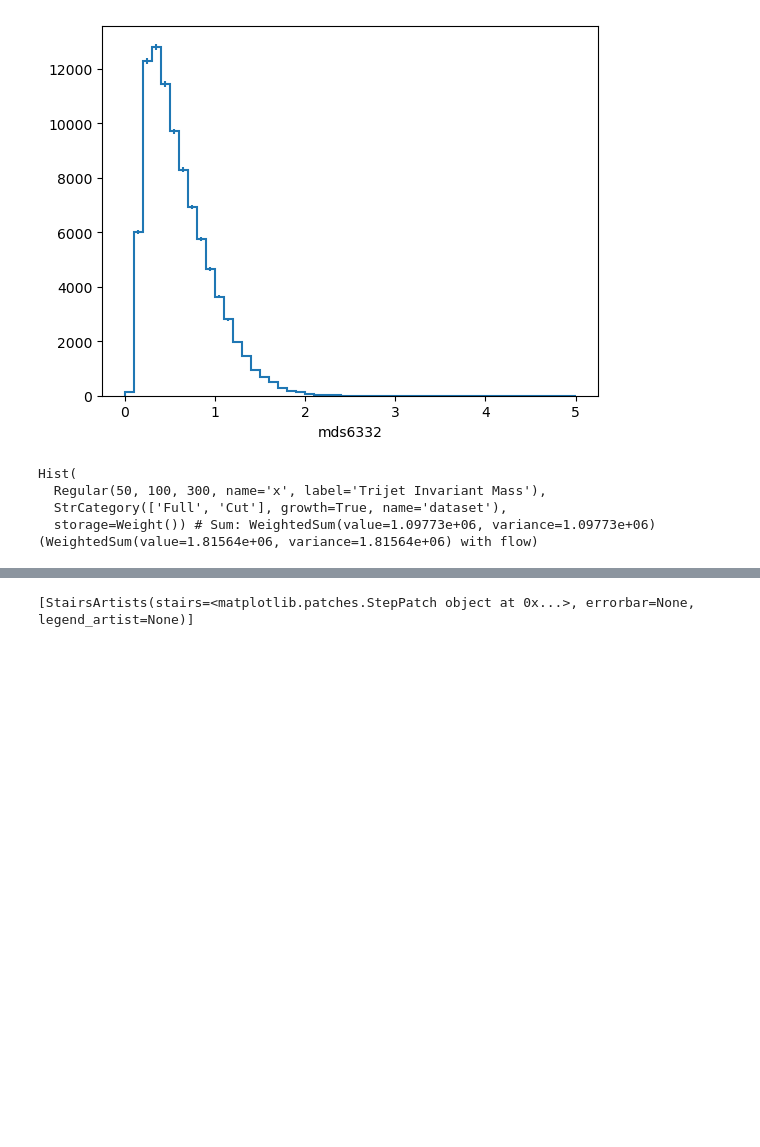
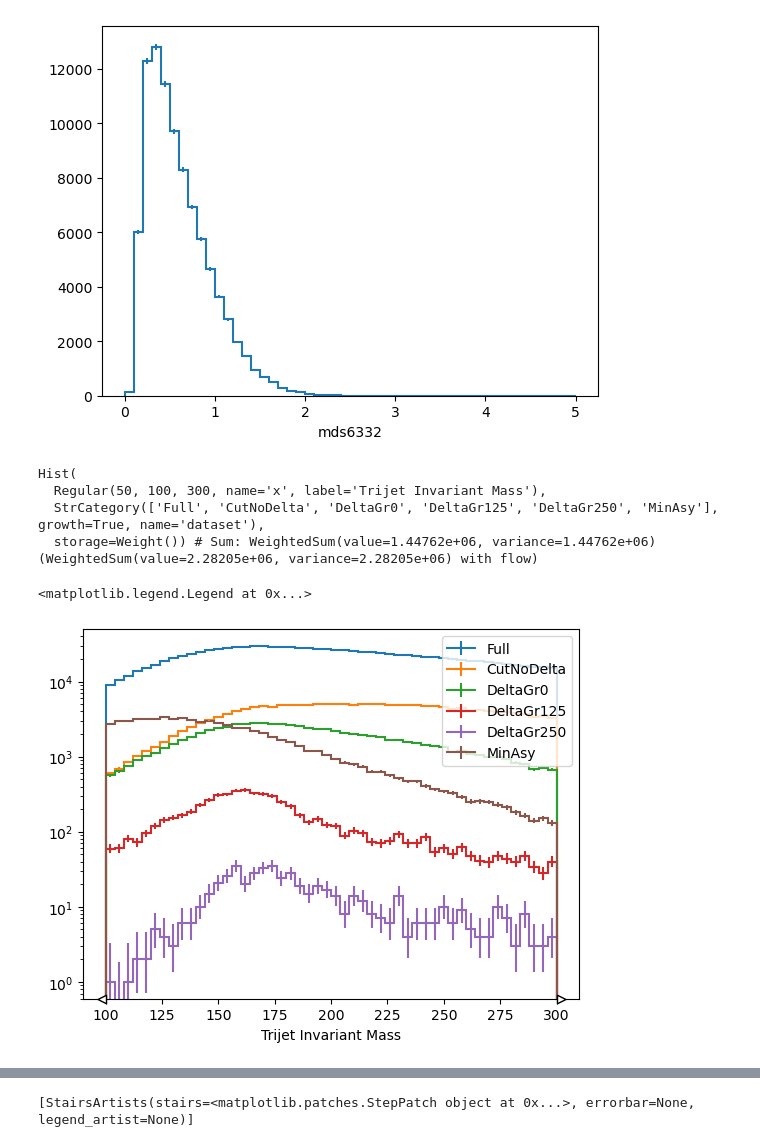
Before and after one commit to akanugan/MultiJets, a Jupyter notebook: run3_ntuplizer.ipynb, the cells around one changed output, grey strips where cells are left out. Drawn from its saved outputs; the diff is of its cells as text; code cells hidden in the pictures; blank space fills up the shorter version.

```diff
--- a/run3_ntuplizer.ipynb
+++ b/run3_ntuplizer.ipynb
@@ -189,17 +261,33 @@ h6.plot()
 # %%
 h4 = Hist(
     hist.axis.Regular(50, 100, 300, name="x", label="Trijet Invariant Mass"),
-    hist.axis.StrCategory(['Full', 'Cut'], growth=True, name='dataset'),
+    hist.axis.StrCategory(['Full'], growth=True, name='dataset'),
     hist.storage.Weight()
 )
 h4.fill(ak.flatten(good_events.Trijet.mass.compute()), "Full")
-overallcut = (good_events.mds6332 < 1.25)
+overallcut = (good_events.mds6332 < 1.25) & (good_events.HT > 550)
 cut_events = good_events[overallcut]
+cut = (cut_events.Trijet.masym < 0.15) & (cut_events.Trijet.mds < 0.175) #& (cut_events.Trijet.delta > 250)
+h4.fill(ak.flatten(cut_events.Trijet[cut].mass.compute()), "CutNoDelta")
+cut = (cut_events.Trijet.masym < 0.15) & (cut_events.Trijet.mds < 0.175) & (cut_events.Trijet.delta > 0)
+h4.fill(ak.flatten(cut_events.Trijet[cut].mass.compute()), "DeltaGr0")
+cut = (cut_events.Trijet.masym < 0.15) & (cut_events.Trijet.mds < 0.175) & (cut_events.Trijet.delta > 125)
+h4.fill(ak.flatten(cut_events.Trijet[cut].mass.compute()), "DeltaGr125")
 cut = (cut_events.Trijet.masym < 0.15) & (cut_events.Trijet.mds < 0.175) & (cut_events.Trijet.delta > 250)
-h4.fill(ak.flatten(cut_events.Trijet[cut].mass.compute()), "Cut")
+h4.fill(ak.flatten(cut_events.Trijet[cut].mass.compute()), "DeltaGr250")
+cut_events = good_events #[overallcut]
+cut = ak.argmin(cut_events.Trijet.masym,axis=1,keepdims=True)
+h4.fill(ak.flatten(cut_events.Trijet[cut].mass).compute(), "MinAsy")
 # %% [output]
 Hist(
   Regular(50, 100, 300, name='x', label='Trijet Invariant Mass'),
-  StrCategory(['Full', 'Cut'], growth=True, name='dataset'),
-  storage=Weight()) # Sum: WeightedSum(value=1.09773e+06, variance=1.09773e+06) (WeightedSum(value=1.81564e+06, variance=1.81564e+06) with flow)
+  StrCategory(['Full', 'CutNoDelta', 'DeltaGr0', 'DeltaGr125', 'DeltaGr250', 'MinAsy'], growth=True, name='dataset'),
+  storage=Weight()) # Sum: WeightedSum(value=1.44762e+06, variance=1.44762e+06) (WeightedSum(value=2.28205e+06, variance=2.28205e+06) with flow)
+# %%
+h4.plot(stack=False, histtype="step")
+plt.yscale("log")
+plt.legend(loc="upper right")
+# %% [output]
+<matplotlib.legend.Legend at 0x...>
+[figure, added]
 # %%
```
Also changed, not shown: parts of 8 cells of this notebook, 2 other files.
